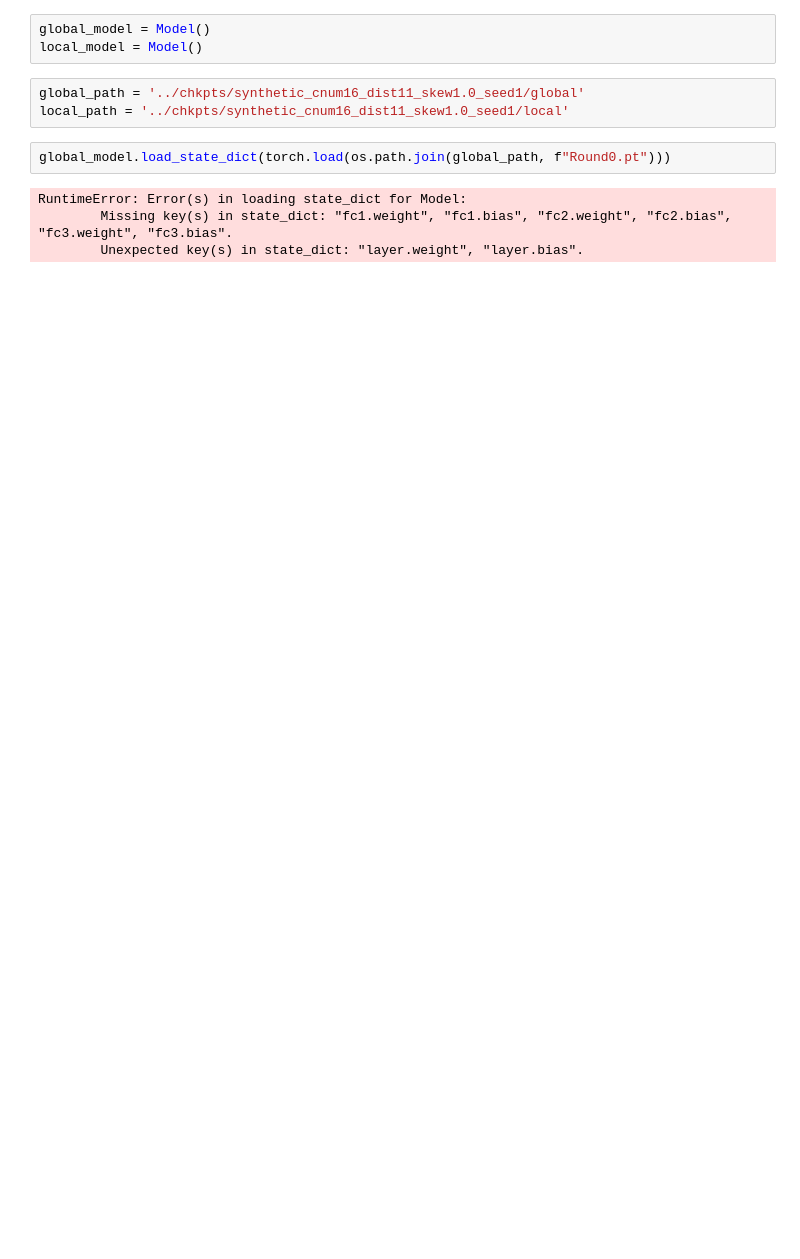
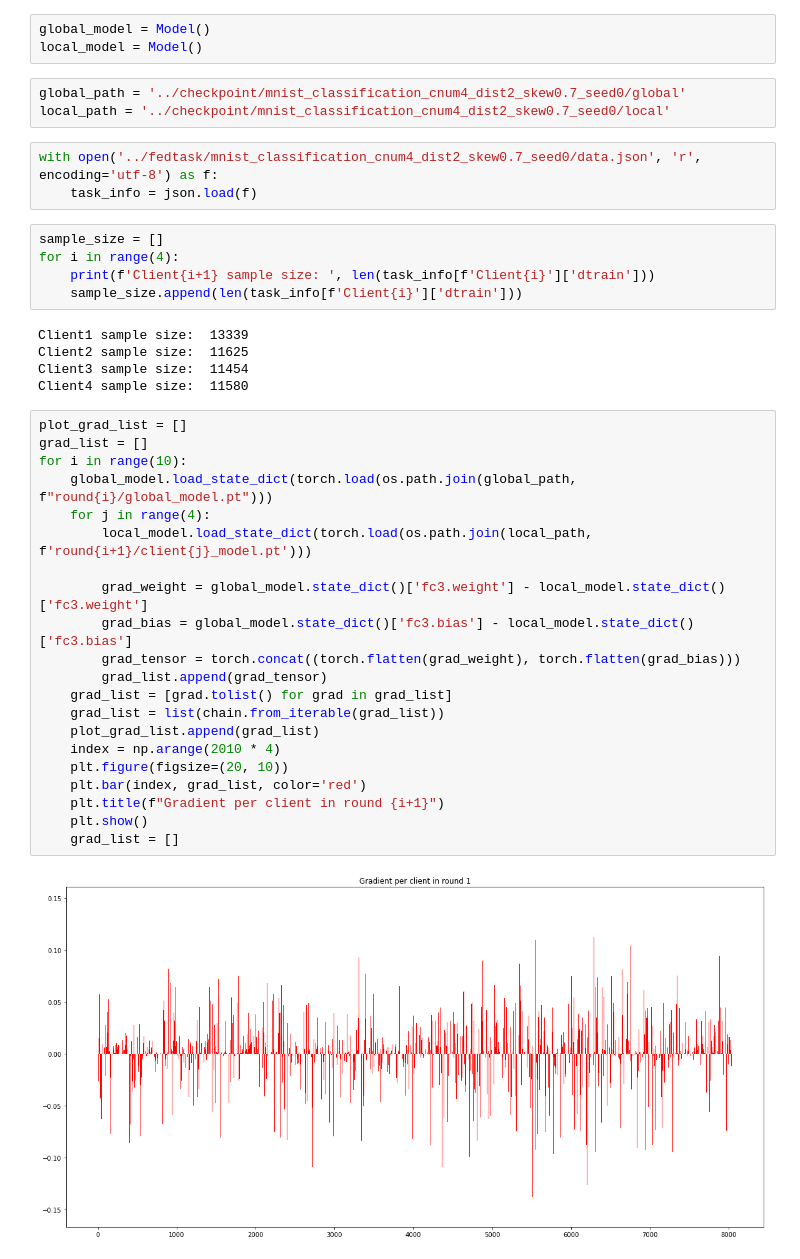
Before and after one commit to dnkhanh45/ShapleyFL, a Jupyter notebook: visualize/visual_grad.ipynb, the cells around one changed output. Cells and saved outputs as stored; diff of their text form; blank space fills up the shorter version.

Commit message:
gradient data evaluation

```diff
--- a/visualize/visual_grad.ipynb
+++ b/visualize/visual_grad.ipynb
@@ -9,12 +12,42 @@ from benchmark.mnist.model.mlp import Model
 # %%
 global_model = Model()
 local_model = Model()
-# %%
-global_path = '../chkpts/synthetic_cnum16_dist11_skew1.0_seed1/global'
-local_path = '../chkpts/synthetic_cnum16_dist11_skew1.0_seed1/local'
-# %%
-global_model.load_state_dict(torch.load(os.path.join(global_path, f"Round0.pt")))
-# %% [output]
-RuntimeError: Error(s) in loading state_dict for Model:
-        Missing key(s) in state_dict: "fc1.weight", "fc1.bias", "fc2.weight", "fc2.bias", "fc3.weight", "fc3.bias".
-        Unexpected key(s) in state_dict: "layer.weight", "layer.bias".
+# %%
+global_path = '../checkpoint/mnist_classification_cnum4_dist2_skew0.7_seed0/global'
+local_path = '../checkpoint/mnist_classification_cnum4_dist2_skew0.7_seed0/local'
+# %%
+with open('../fedtask/mnist_classification_cnum4_dist2_skew0.7_seed0/data.json', 'r', encoding='utf-8') as f:
+    task_info = json.load(f)
+# %%
+sample_size = []
+for i in range(4):
+    print(f'Client{i+1} sample size: ', len(task_info[f'Client{i}']['dtrain']))
+    sample_size.append(len(task_info[f'Client{i}']['dtrain']))
+# %% [output]
+Client1 sample size:  13339
+Client2 sample size:  11625
+Client3 sample size:  11454
+Client4 sample size:  11580
+# %%
+plot_grad_list = []
+grad_list = []
+for i in range(10):
+    global_model.load_state_dict(torch.load(os.path.join(global_path, f"round{i}/global_model.pt")))
+    for j in range(4):
+        local_model.load_state_dict(torch.load(os.path.join(local_path, f'round{i+1}/client{j}_model.pt')))
+
+        grad_weight = global_model.state_dict()['fc3.weight'] - local_model.state_dict()['fc3.weight']
+        grad_bias = global_model.state_dict()['fc3.bias'] - local_model.state_dict()['fc3.bias']
+        grad_tensor = torch.concat((torch.flatten(grad_weight), torch.flatten(grad_bias)))
+        grad_list.append(grad_tensor)
+    grad_list = [grad.tolist() for grad in grad_list]
+    grad_list = list(chain.from_iterable(grad_list))
+    plot_grad_list.append(grad_list)
+    index = np.arange(2010 * 4)
+    plt.figure(figsize=(20, 10))
+    plt.bar(index, grad_list, color='red')
+    plt.title(f"Gradient per client in round {i+1}")
+    plt.show()
+    grad_list = []
+# %% [output]
+[figure, added]
```
Also changed, not shown: parts of 14 cells of this notebook, 12 other files.
